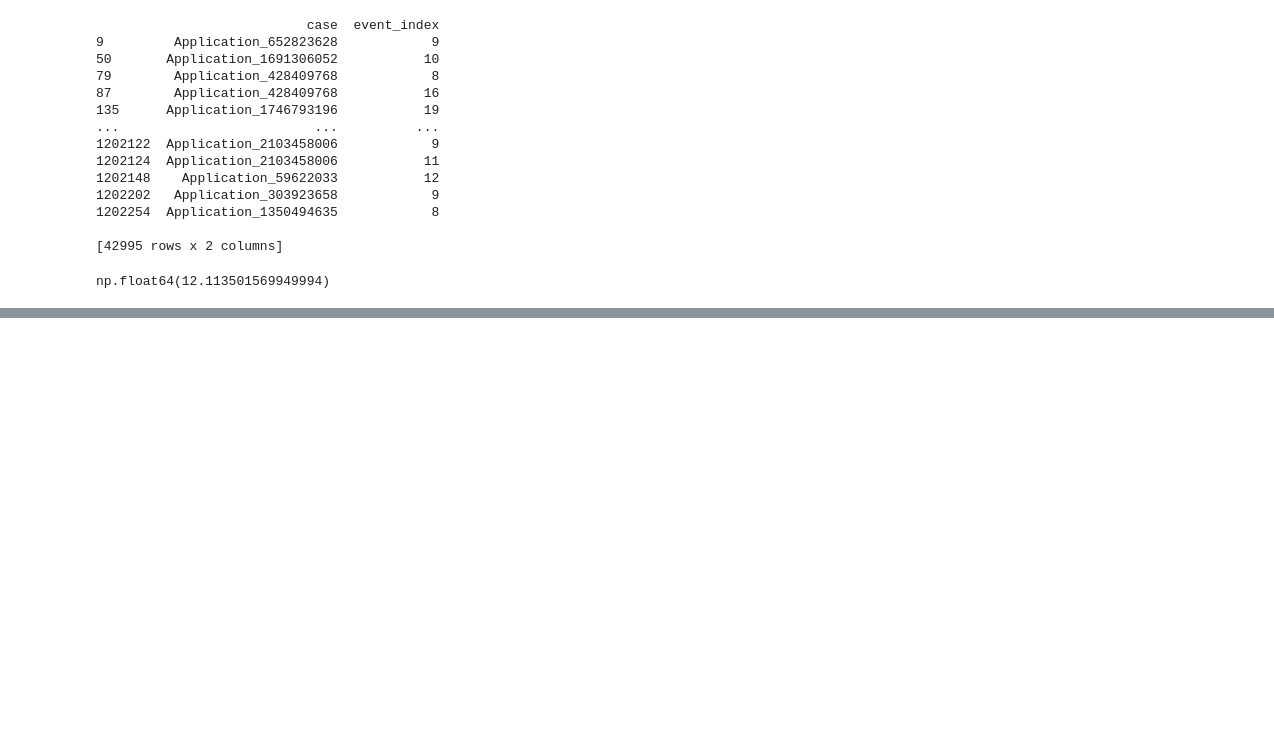
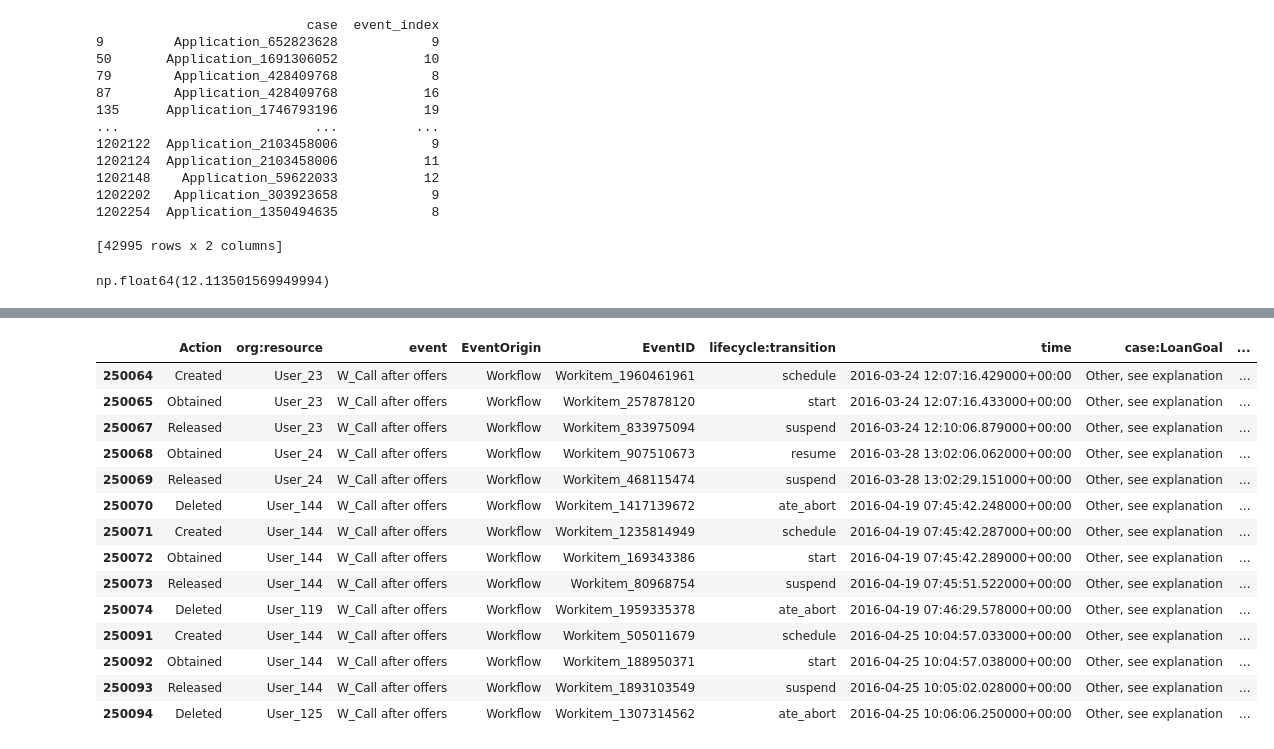
Before and after one commit to JoepH123/Advanced_PM_Group14, a Jupyter notebook: notebooks_joep/filter_and_feature_substantiation.ipynb, the cells around one changed output, grey strips where cells are left out. Drawn from its saved outputs; the diff is of its cells as text; code cells hidden in the pictures; blank space fills up the shorter version.

```diff
--- a/notebooks_joep/filter_and_feature_substantiation.ipynb
+++ b/notebooks_joep/filter_and_feature_substantiation.ipynb
@@ -344,0 +463,20 @@ np.float64(12.113501569949994)
+# %%
+filtered_df = df_bpi[(df_bpi.case == "Application_1057390418") & (df_bpi['event'] == 'W_Call after offers')]
+# %%
+filtered_df
+# %% [output]
+|  | Action | org:resource | event | EventOrigin | EventID | lifecycle:transition | time | case:LoanGoal | ... |
+| 250064 | Created | User_23 | W_Call after offers | Workflow | Workitem_1960461961 | schedule | 2016-03-24 12:07:16.429000+00:00 | Other, see explanation | ... |
+| 250065 | Obtained | User_23 | W_Call after offers | Workflow | Workitem_257878120 | start | 2016-03-24 12:07:16.433000+00:00 | Other, see explanation | ... |
+| 250067 | Released | User_23 | W_Call after offers | Workflow | Workitem_833975094 | suspend | 2016-03-24 12:10:06.879000+00:00 | Other, see explanation | ... |
+| 250068 | Obtained | User_24 | W_Call after offers | Workflow | Workitem_907510673 | resume | 2016-03-28 13:02:06.062000+00:00 | Other, see explanation | ... |
+| 250069 | Released | User_24 | W_Call after offers | Workflow | Workitem_468115474 | suspend | 2016-03-28 13:02:29.151000+00:00 | Other, see explanation | ... |
+| 250070 | Deleted | User_144 | W_Call after offers | Workflow | Workitem_1417139672 | ate_abort | 2016-04-19 07:45:42.248000+00:00 | Other, see explanation | ... |
+| 250071 | Created | User_144 | W_Call after offers | Workflow | Workitem_1235814949 | schedule | 2016-04-19 07:45:42.287000+00:00 | Other, see explanation | ... |
+| 250072 | Obtained | User_144 | W_Call after offers | Workflow | Workitem_169343386 | start | 2016-04-19 07:45:42.289000+00:00 | Other, see explanation | ... |
+| 250073 | Released | User_144 | W_Call after offers | Workflow | Workitem_80968754 | suspend | 2016-04-19 07:45:51.522000+00:00 | Other, see explanation | ... |
+| 250074 | Deleted | User_119 | W_Call after offers | Workflow | Workitem_1959335378 | ate_abort | 2016-04-19 07:46:29.578000+00:00 | Other, see explanation | ... |
+| 250091 | Created | User_144 | W_Call after offers | Workflow | Workitem_505011679 | schedule | 2016-04-25 10:04:57.033000+00:00 | Other, see explanation | ... |
+| 250092 | Obtained | User_144 | W_Call after offers | Workflow | Workitem_188950371 | start | 2016-04-25 10:04:57.038000+00:00 | Other, see explanation | ... |
+| 250093 | Released | User_144 | W_Call after offers | Workflow | Workitem_1893103549 | suspend | 2016-04-25 10:05:02.028000+00:00 | Other, see explanation | ... |
+| 250094 | Deleted | User_125 | W_Call after offers | Workflow | Workitem_1307314562 | ate_abort | 2016-04-25 10:06:06.250000+00:00 | Other, see explanation | ... |
```
Also changed, not shown: parts of 20 cells of this notebook, 2 other files.
